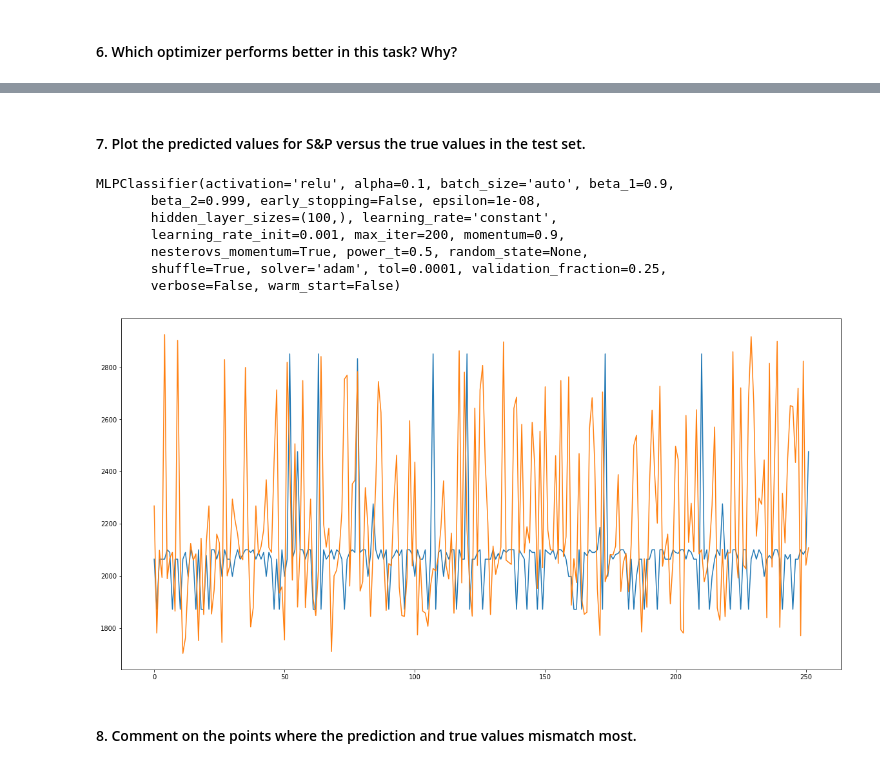
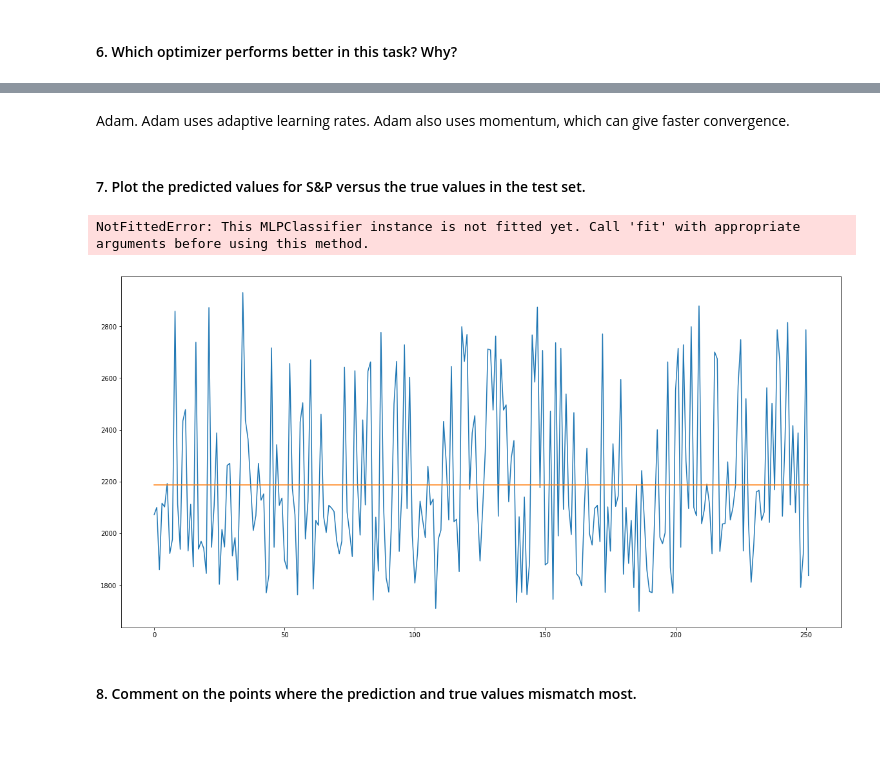
Before and after one commit to markrofail/CSEN_1067_project1, a Jupyter notebook: Task1.ipynb, the cells around one changed output, grey strips where cells are left out. Cells and saved outputs as stored; diff of their text form; code cells hidden in the pictures; blank space fills up the shorter version.

```diff
--- a/Task1.ipynb
+++ b/Task1.ipynb
@@ -302,38 +205,34 @@ Adam
+# %% [markdown]
+Adam. Adam uses adaptive learning rates. Adam also uses momentum, which can give faster convergence.
 # %% [markdown]
 #### 7. Plot the predicted values for S&P versus the true values in the test set.
 # %%
 clf_best = MLPClassifier(
-    learning_rate_init=0.001,
     solver='adam',
-    alpha=0.1,
-    early_stopping=False,
+    alpha=0.0001,
+    batch_size=32,
+    early_stopping=True,
+    learning_rate_init=1e-05,
     validation_fraction=0.25
 )
+clf_best.fit
-# %%
-clf_best.fit(X_train, Y_train)
-# %% [output]
-MLPClassifier(activation='relu', alpha=0.1, batch_size='auto', beta_1=0.9,
-       beta_2=0.999, early_stopping=False, epsilon=1e-08,
-       hidden_layer_sizes=(100,), learning_rate='constant',
-       learning_rate_init=0.001, max_iter=200, momentum=0.9,
-       nesterovs_momentum=True, power_t=0.5, random_state=None,
-       shuffle=True, solver='adam', tol=0.0001, validation_fraction=0.25,
-       verbose=False, warm_start=False)
 # %%
 pred = clf_best.predict(X_test)
+# %% [output]
+NotFittedError: This MLPClassifier instance is not fitted yet. Call 'fit' with appropriate arguments before using this method.
 # %%
 import matplotlib.pyplot as plt
 %matplotlib inline
 
-from sklearn.preprocessing import scale
+plt.figure(figsize=(20, 10))
+x = range(len(y_test))
 
-plt.figure(figsize=(20, 10))
-x = range(len(Y_test))
+plt.plot(x, y_test)
 plt.plot(x, pred)
-plt.plot(x, Y_test)
+
 plt.show()
 # %% [output]
-[figure, old version]
+[figure, new version]
 # %% [markdown]
 #### 8. Comment on the points where the prediction and true values mismatch most.
 # %%
```
Also changed, not shown: parts of 17 cells of this notebook.
